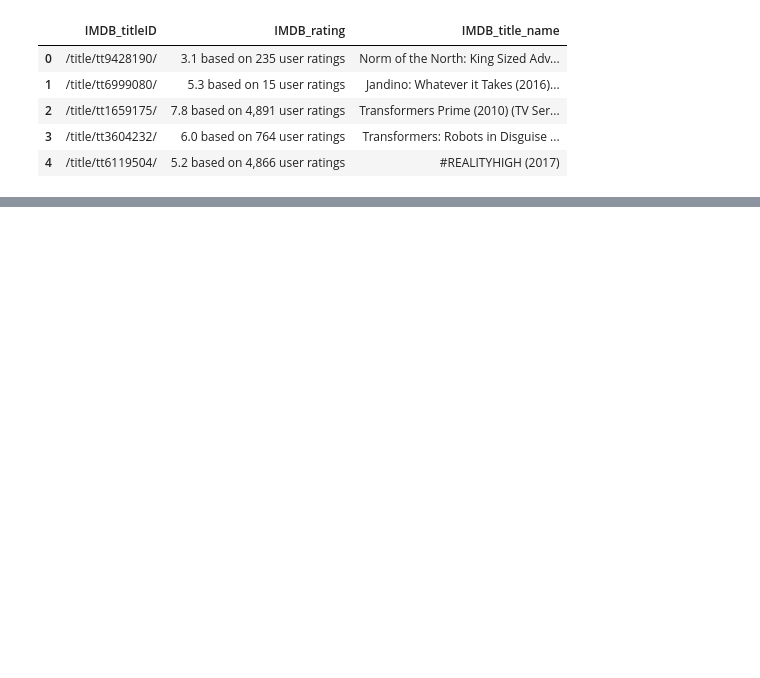
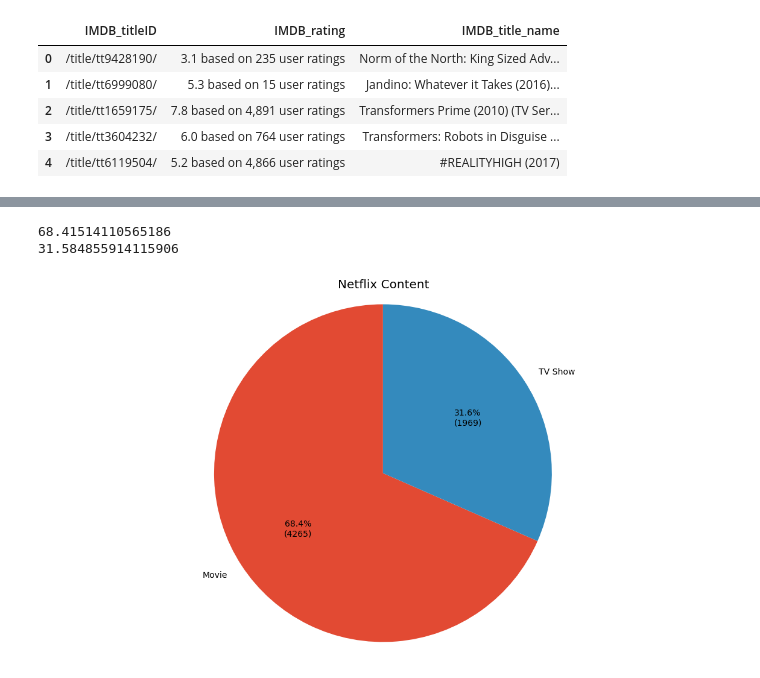
Before and after one commit to nayaksom/720c_python_project, a Jupyter notebook: 720C_Final_Project_Analysis.ipynb, the cells around one changed output, grey strips where cells are left out. Drawn from its saved outputs; the diff is of its cells as text; code cells hidden in the pictures; blank space fills up the shorter version.

```diff
--- a/720C_Final_Project_Analysis.ipynb
+++ b/720C_Final_Project_Analysis.ipynb
@@ -38,0 +230,32 @@ imdb_ratings_df.head()
+# %%
+# ----------------------------------------------------------------------------
+# Draw a Pie Chart to compare number of movies and TV shows in Netflix library
+# ----------------------------------------------------------------------------
+
+# Prepare Data
+
+# This function allows you to show both percentange and actual values of each pie. Pass this function in autopct parameter
+def show_num_per(x):
+    print(x)
+    return '{:.1f}%\n({:.0f})'.format(x, netflix_df.shape[0]*x/100)
+
+netflix_content_type = netflix_df['type'].value_counts()
+netflix_content_values = [netflix_content_type[0],netflix_content_type[1]]
+
+#Draw
+
+plt.figure(figsize=(16,9))
+
+plt.pie(netflix_content_type, labels=netflix_content_type.index, autopct=show_num_per, startangle=90, textprops={'fontsize': 14})
+plt.axis('equal')
+plt.title('Netflix Content', fontdict = {'fontsize' : 20})
+plt.tight_layout()
+
+# Save and Show
+
+plt.savefig("Output/netflix_content_type_piechart.jpg")
+plt.show()
+# %% [output]
+68.41514110565186
+31.584855914115906
+[figure, added]
```
Also changed, not shown: parts of 16 cells of this notebook.
